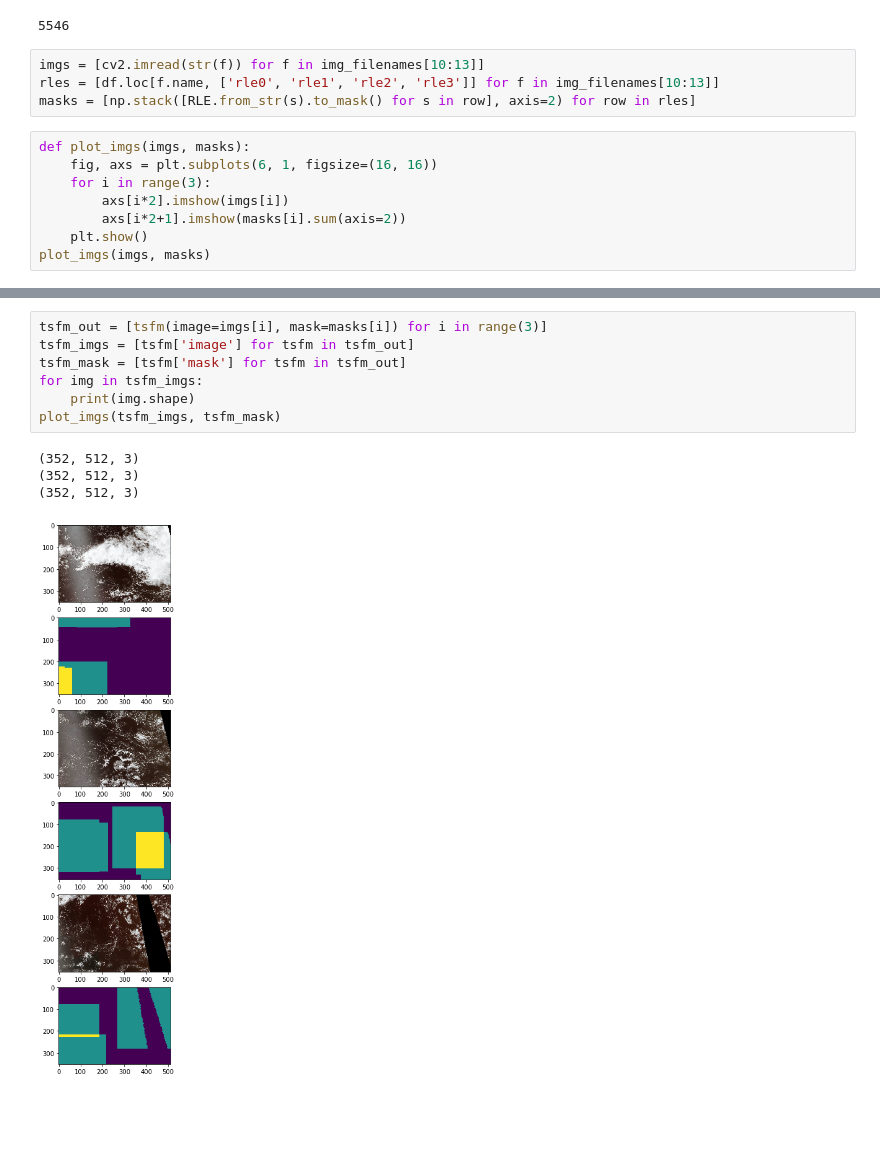
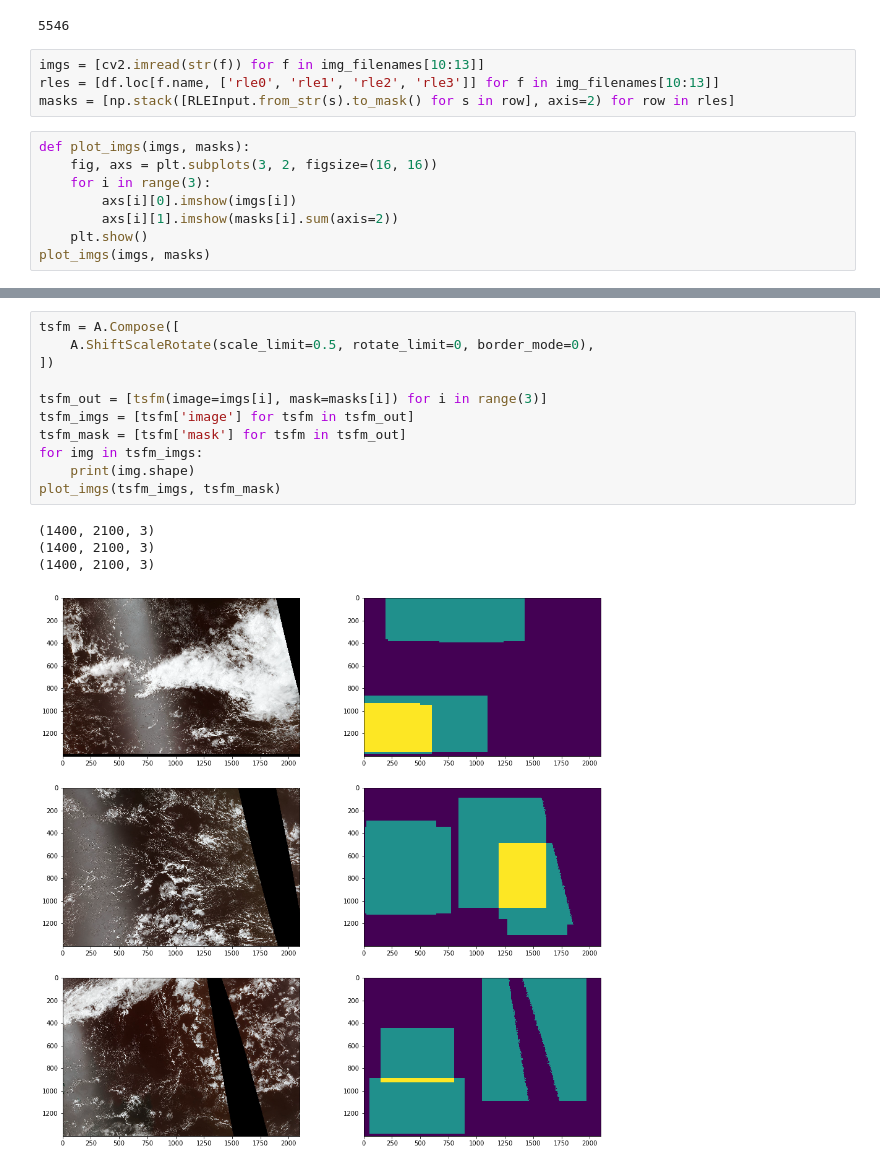
Before and after one commit to khornlund/understanding-cloud-organization, a Jupyter notebook: notebook/test-augs.ipynb, the cells around one changed output, grey strips where cells are left out. Saved outputs shown, nothing was run; the diff lists cells and outputs as text; blank space fills up the shorter version.

```diff
--- a/notebook/test-augs.ipynb
+++ b/notebook/test-augs.ipynb
@@ -28,13 +28,13 @@ len(img_filenames)
 # %%
 imgs = [cv2.imread(str(f)) for f in img_filenames[10:13]]
 rles = [df.loc[f.name, ['rle0', 'rle1', 'rle2', 'rle3']] for f in img_filenames[10:13]]
-masks = [np.stack([RLE.from_str(s).to_mask() for s in row], axis=2) for row in rles]
+masks = [np.stack([RLEInput.from_str(s).to_mask() for s in row], axis=2) for row in rles]
 # %%
 def plot_imgs(imgs, masks):
-    fig, axs = plt.subplots(6, 1, figsize=(16, 16))
+    fig, axs = plt.subplots(3, 2, figsize=(16, 16))
     for i in range(3):
-        axs[i*2].imshow(imgs[i])
-        axs[i*2+1].imshow(masks[i].sum(axis=2))
+        axs[i][0].imshow(imgs[i])
+        axs[i][1].imshow(masks[i].sum(axis=2))
     plt.show()
 plot_imgs(imgs, masks)
 # %% [output]
@@ -52,13 +48,17 @@ tsfm = A.Compose([
 ])
 # %%
+tsfm = A.Compose([
+    A.ShiftScaleRotate(scale_limit=0.5, rotate_limit=0, border_mode=0),
+])
+
 tsfm_out = [tsfm(image=imgs[i], mask=masks[i]) for i in range(3)]
 tsfm_imgs = [tsfm['image'] for tsfm in tsfm_out]
 tsfm_mask = [tsfm['mask'] for tsfm in tsfm_out]
 for img in tsfm_imgs:
     print(img.shape)
 plot_imgs(tsfm_imgs, tsfm_mask)
 # %% [output]
-(352, 512, 3)
-(352, 512, 3)
-(352, 512, 3)
+(1400, 2100, 3)
+(1400, 2100, 3)
+(1400, 2100, 3)
-[figure, old version]
+[figure, new version]
```
Also changed, not shown: parts of 4 cells of this notebook, 4 other files.
